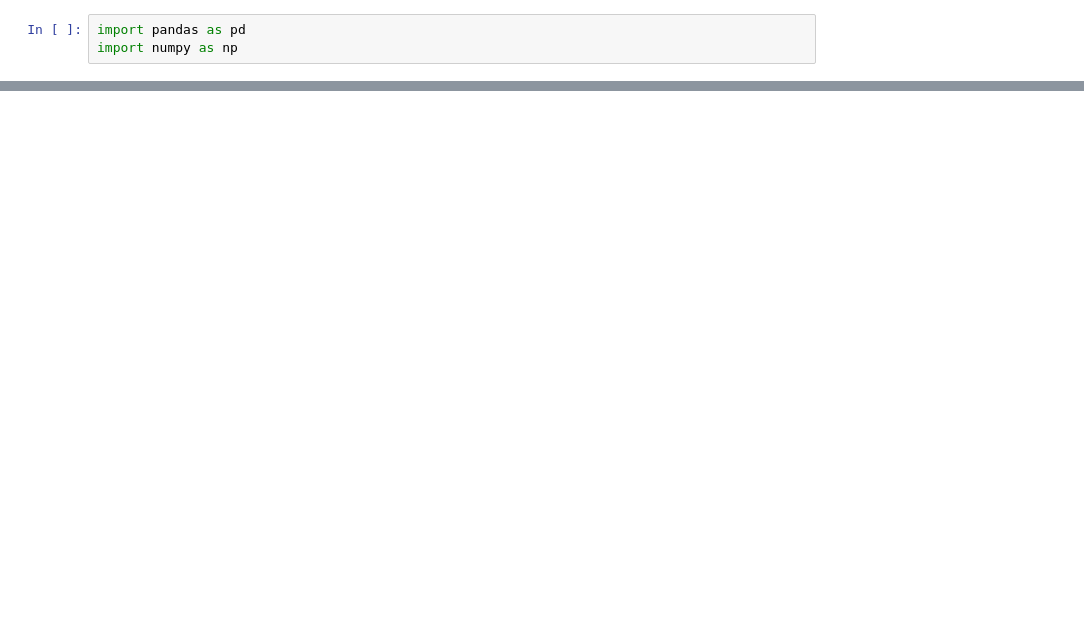
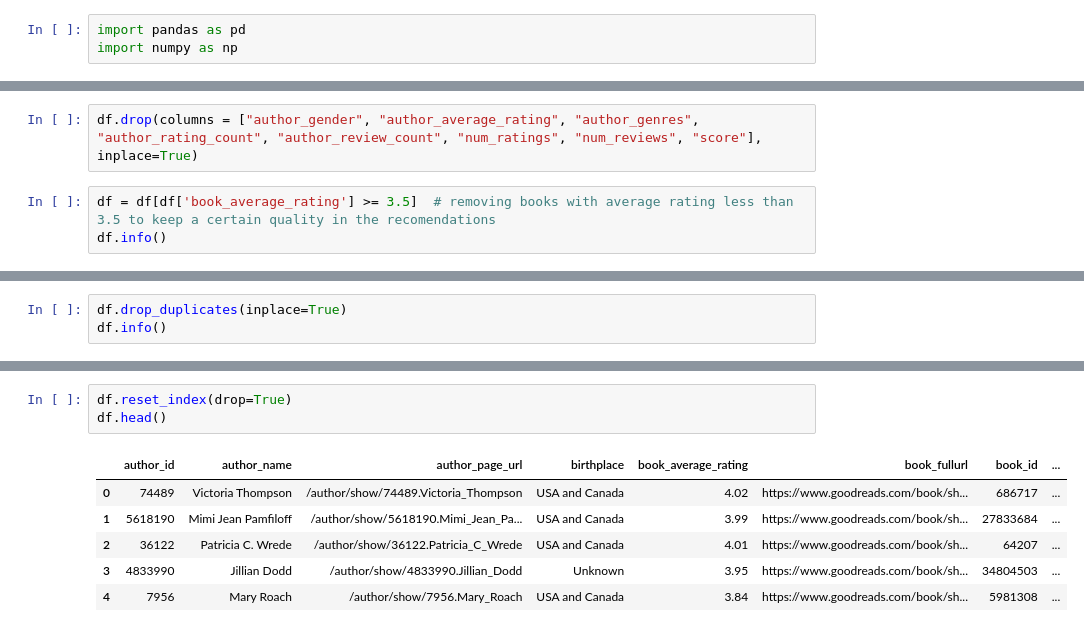
Before and after one commit to ericanna/Final_project, a Jupyter notebook: data_cleaning_EDA_part_2.ipynb, the cells around one changed output, grey strips where cells are left out. Drawn from its saved outputs; the diff is of its cells as text; blank space fills up the shorter version.

```diff
--- a/data_cleaning_EDA_part_2.ipynb
+++ b/data_cleaning_EDA_part_2.ipynb
@@ -13,0 +25,5 @@ df.head()
+# %%
+df.drop(columns = ["author_gender", "author_average_rating", "author_genres", "author_rating_count", "author_review_count", "num_ratings", "num_reviews", "score"], inplace=True)
+# %%
+df = df[df['book_average_rating'] >= 3.5]  # removing books with average rating less than 3.5 to keep a certain quality in the recomendations
+df.info()
@@ -13,0 +50,3 @@ df.head()
+# %%
+df.drop_duplicates(inplace=True)
+df.info()
@@ -13,0 +73,10 @@ df.head()
+# %%
+df.reset_index(drop=True)
+df.head()
+# %% [output]
+|  | author_id | author_name | author_page_url | birthplace | book_average_rating | book_fullurl | book_id | ... |
+| 0 | 74489 | Victoria Thompson | /author/show/74489.Victoria_Thompson | USA and Canada | 4.02 | https://www.goodreads.com/book/sh... | 686717 | ... |
+| 1 | 5618190 | Mimi Jean Pamfiloff | /author/show/5618190.Mimi_Jean_Pa... | USA and Canada | 3.99 | https://www.goodreads.com/book/sh... | 27833684 | ... |
+| 2 | 36122 | Patricia C. Wrede | /author/show/36122.Patricia_C_Wrede | USA and Canada | 4.01 | https://www.goodreads.com/book/sh... | 64207 | ... |
+| 3 | 4833990 | Jillian Dodd | /author/show/4833990.Jillian_Dodd | Unknown | 3.95 | https://www.goodreads.com/book/sh... | 34804503 | ... |
+| 4 | 7956 | Mary Roach | /author/show/7956.Mary_Roach | USA and Canada | 3.84 | https://www.goodreads.com/book/sh... | 5981308 | ... |
```
Also changed, not shown: parts of 14 cells of this notebook, 2 other files.
